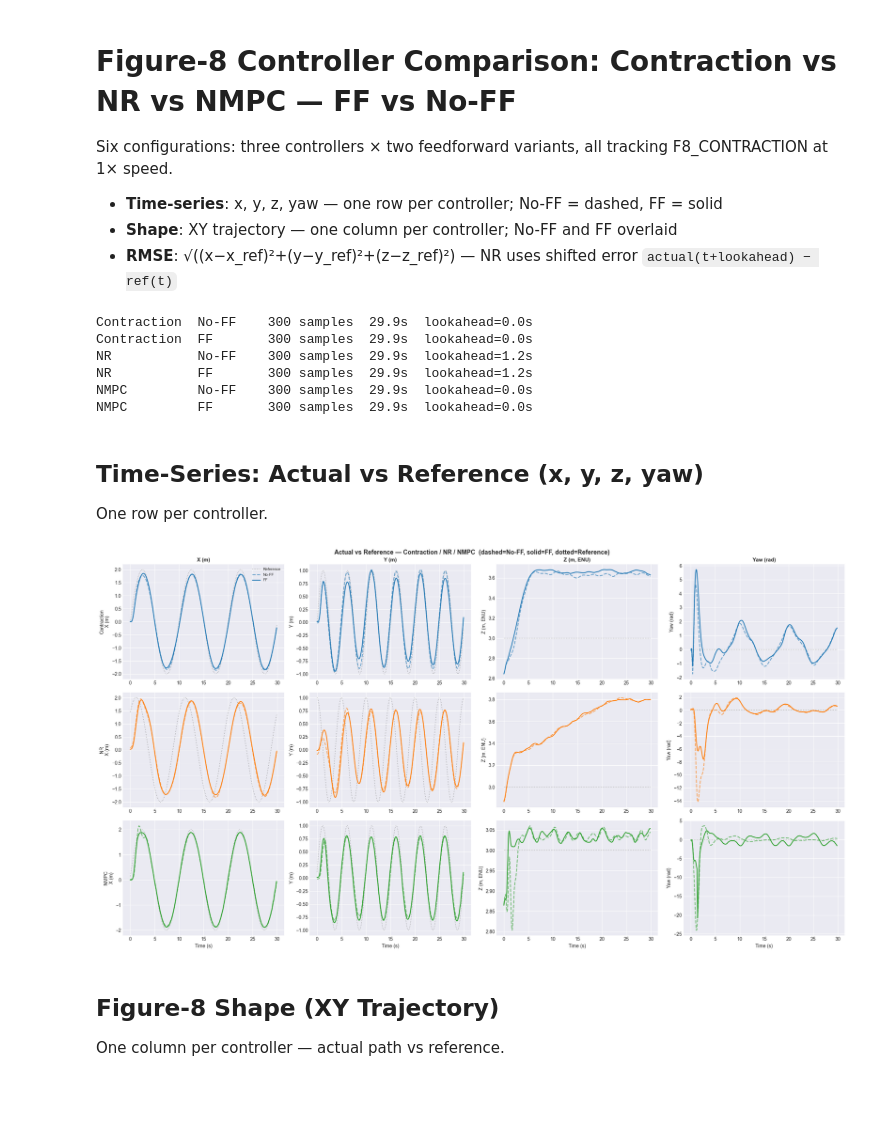
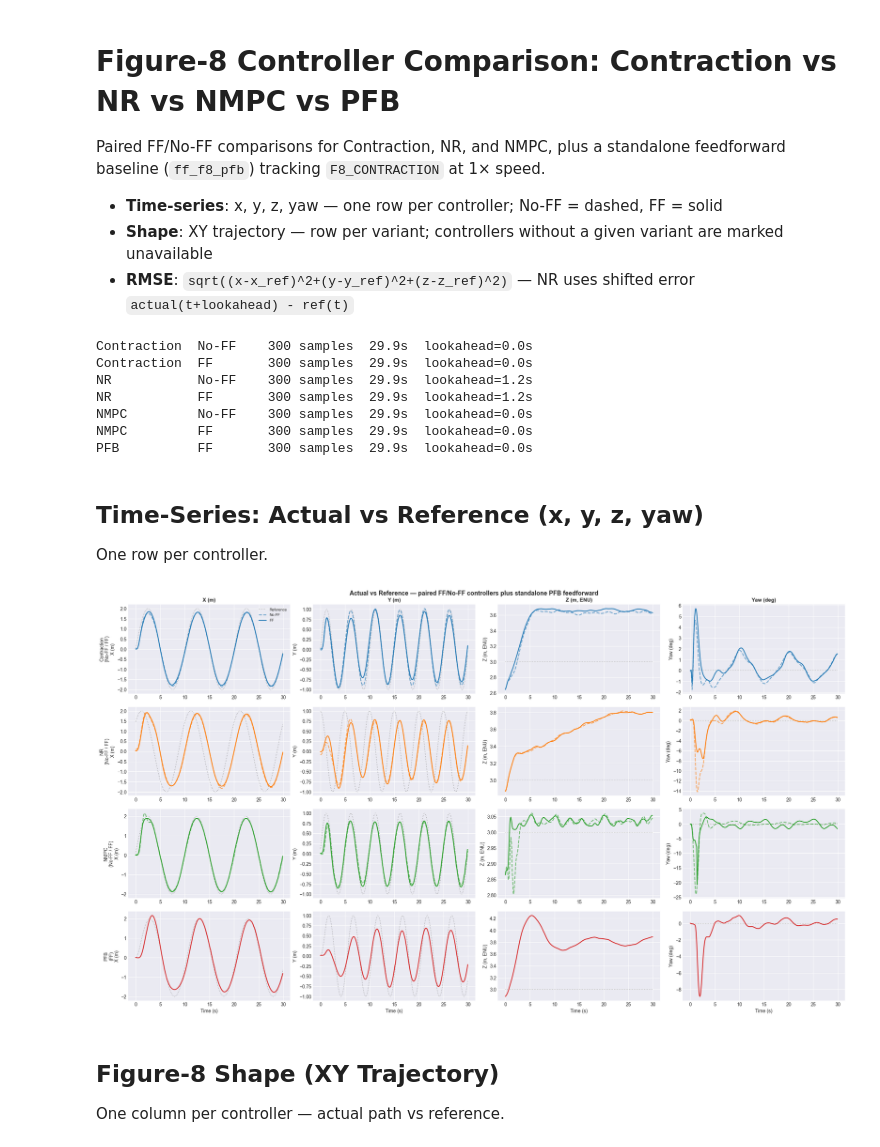
Before and after one commit to evannsm/contraction_controller_px4, a Jupyter notebook: src/data_analysis/Analysis_Fig8Controllers.ipynb, the cells around one changed output. Saved outputs shown, nothing was run; the diff lists cells and outputs as text; code cells hidden in the pictures; blank space fills up the shorter version.

```diff
--- a/src/data_analysis/Analysis_Fig8Controllers.ipynb
+++ b/src/data_analysis/Analysis_Fig8Controllers.ipynb
@@ -1,11 +1,11 @@
 # %% [markdown]
-# Figure-8 Controller Comparison: Contraction vs NR vs NMPC — FF vs No-FF
+# Figure-8 Controller Comparison: Contraction vs NR vs NMPC vs PFB
 
-Six configurations: three controllers × two feedforward variants, all tracking F8_CONTRACTION at 1× speed.
+Paired FF/No-FF comparisons for Contraction, NR, and NMPC, plus a standalone feedforward baseline (`ff_f8_pfb`) tracking `F8_CONTRACTION` at 1× speed.
 
 - **Time-series**: x, y, z, yaw — one row per controller; No-FF = dashed, FF = solid
-- **Shape**: XY trajectory — one column per controller; No-FF and FF overlaid
-- **RMSE**: √((x−x_ref)²+(y−y_ref)²+(z−z_ref)²) — NR uses shifted error `actual(t+lookahead) − ref(t)`
+- **Shape**: XY trajectory — row per variant; controllers without a given variant are marked unavailable
+- **RMSE**: `sqrt((x-x_ref)^2+(y-y_ref)^2+(z-z_ref)^2)` — NR uses shifted error `actual(t+lookahead) - ref(t)`
 # %%
 import pandas as pd
 import numpy as np
@@ -26,11 +26,12 @@ LOGS = [
     # (Path('log_files/fig8_comparisons/sim_nr_std_f8_contraction_1x_python.csv'), 'NR',        'No-FF'),
     (Path('log_files/fig8_comparisons/sim_nmpc_acados_px4_f8_contraction_ff_1x.csv'),     'NMPC',        'FF'),
     (Path('log_files/fig8_comparisons/sim_nmpc_acados_px4_f8_contraction_1x.csv'),        'NMPC',        'No-FF'),
+    (Path('log_files/fig8_comparisons/sim_ff_f8_pfb_ramp1p0s_1x.csv'),                     'PFB',         'FF'),
 ]
 
-CONTROLLERS  = ['Contraction', 'NR', 'NMPC']
+CONTROLLERS  = ['Contraction', 'NR', 'NMPC', 'PFB']
 FF_VARIANTS  = ['No-FF', 'FF']
-CTRL_COLOR   = {'Contraction': 'tab:blue', 'NR': 'tab:orange', 'NMPC': 'tab:green'}
+CTRL_COLOR   = {'Contraction': 'tab:blue', 'NR': 'tab:orange', 'NMPC': 'tab:green', 'PFB': 'tab:red'}
 FF_LINESTYLE = {'FF': '-',   'No-FF': '--'}
 FF_ALPHA     = {'FF': 1.0,   'No-FF': 0.65}
 FF_HATCH     = {'FF': '',    'No-FF': '///'}
@@ -38,7 +39,7 @@ FF_HATCH     = {'FF': '',    'No-FF': '///'}
 def load_log(path: Path) -> pd.DataFrame:
     df = pd.read_csv(path)
 
-    # ENU: flip z (NED → ENU)
+    # ENU: flip z (NED -> ENU)
     df['z']     = -df['z']
     df['z_ref'] = -df['z_ref']
 
@@ -58,8 +59,10 @@ for path, ctrl, ff in LOGS:
     df = load_log(path)
     data.setdefault(ctrl, {})[ff] = df
 
+AVAILABLE_VARIANTS = {ctrl: [ff for ff in FF_VARIANTS if ff in data.get(ctrl, {})] for ctrl in CONTROLLERS}
+
 for ctrl in CONTROLLERS:
-    for ff in FF_VARIANTS:
+    for ff in AVAILABLE_VARIANTS[ctrl]:
         df = data[ctrl][ff]
         la = float(df['lookahead_time'].iloc[0]) if 'lookahead_time' in df.columns else 0.0
         print(f"{ctrl:12s} {ff:6s}  {len(df):4d} samples  {df['time'].iloc[-1]:.1f}s  lookahead={la}s")
@@ -70,6 +73,7 @@ NR           No-FF    300 samples  29.9s  lookahead=1.2s
 NR           FF       300 samples  29.9s  lookahead=1.2s
 NMPC         No-FF    300 samples  29.9s  lookahead=0.0s
 NMPC         FF       300 samples  29.9s  lookahead=0.0s
+PFB          FF       300 samples  29.9s  lookahead=0.0s
 # %% [markdown]
 ## Time-Series: Actual vs Reference (x, y, z, yaw)
 
@@ -79,46 +83,49 @@ COORDS = [
     ('x',   'x_ref',   'X (m)'),
     ('y',   'y_ref',   'Y (m)'),
     ('z',   'z_ref',   'Z (m, ENU)'),
-    ('yaw', 'yaw_ref', 'Yaw (rad)'),
+    ('yaw', 'yaw_ref', 'Yaw (deg)'),
 ]
 
-fig, axes = plt.subplots(3, 4, figsize=(22, 12), sharex=False)
+nrows = len(CONTROLLERS)
+fig, axes = plt.subplots(nrows, len(COORDS), figsize=(22, 3.2 * nrows), sharex=False, squeeze=False)
 
 for row, ctrl in enumerate(CONTROLLERS):
     color = CTRL_COLOR[ctrl]
+    variants = AVAILABLE_VARIANTS[ctrl]
+    ref_variant = 'FF' if 'FF' in variants else variants[0]
     for col, (actual, ref, ylabel) in enumerate(COORDS):
         ax = axes[row, col]
 
-        # Plot reference once (use FF df; ref is identical between variants)
-        df_ref = data[ctrl]['FF']
+        df_ref = data[ctrl][ref_variant]
         a_ref = np.rad2deg(df_ref[ref]) if actual == 'yaw' else df_ref[ref]
         ax.plot(df_ref['time'], a_ref, color='grey', lw=1.2, ls=':', alpha=0.7, label='Reference')
 
-        for ff in FF_VARIANTS:
+        for ff in variants:
             df = data[ctrl][ff]
             a_data = np.rad2deg(df[actual]) if actual == 'yaw' else df[actual]
             ax.plot(df['time'], a_data,
                     color=color, lw=1.8,
                     ls=FF_LINESTYLE[ff], alpha=FF_ALPHA[ff],
                     label=ff)
 
         if row == 0:
             ax.set_title(ylabel, fontsize=11, fontweight='bold')
         if col == 0:
-            ax.set_ylabel(f'{ctrl}\n{ylabel}', fontsize=10)
+            variant_note = ' / '.join(variants)
+            ax.set_ylabel(f'{ctrl}\n({variant_note})\n{ylabel}', fontsize=10)
         else:
             ax.set_ylabel(ylabel, fontsize=10)
-        if row == 2:
+        if row == nrows - 1:
             ax.set_xlabel('Time (s)', fontsize=10)
         if row == 0 and col == 0:
             ax.legend(fontsize=8, loc='upper right')
 
-fig.suptitle('Actual vs Reference — Contraction / NR / NMPC  (dashed=No-FF, solid=FF, dotted=Reference)',
+fig.suptitle('Actual vs Reference — paired FF/No-FF controllers plus standalone PFB feedforward',
              fontsize=13, fontweight='bold')
 plt.tight_layout()
 plt.show()
 # %% [output]
-[figure, old version]
+[figure, new version]
 # %% [markdown]
 ## Figure-8 Shape (XY Trajectory)
 
```
Also changed, not shown: parts of 3 cells of this notebook, 4 other files.
